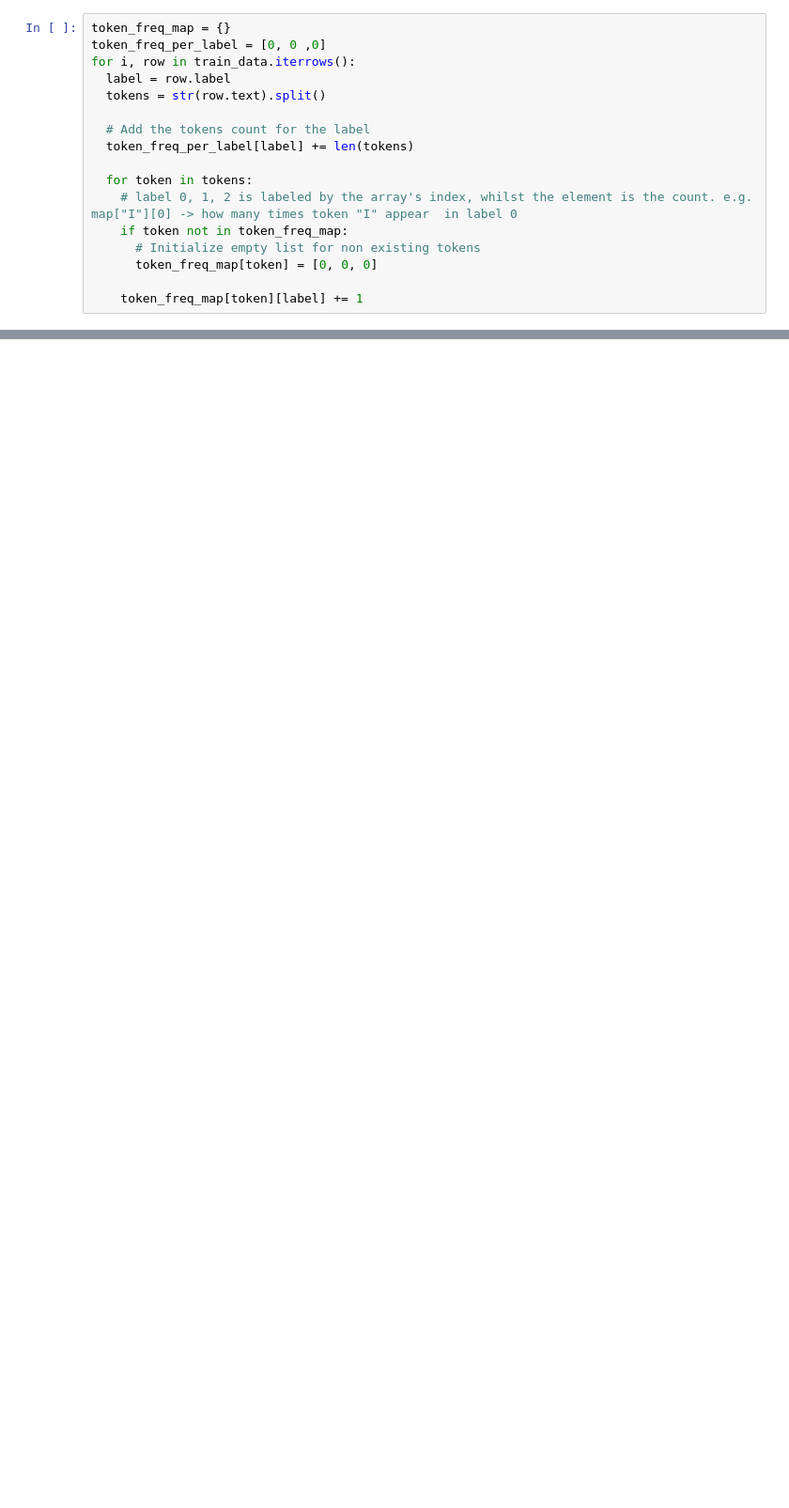
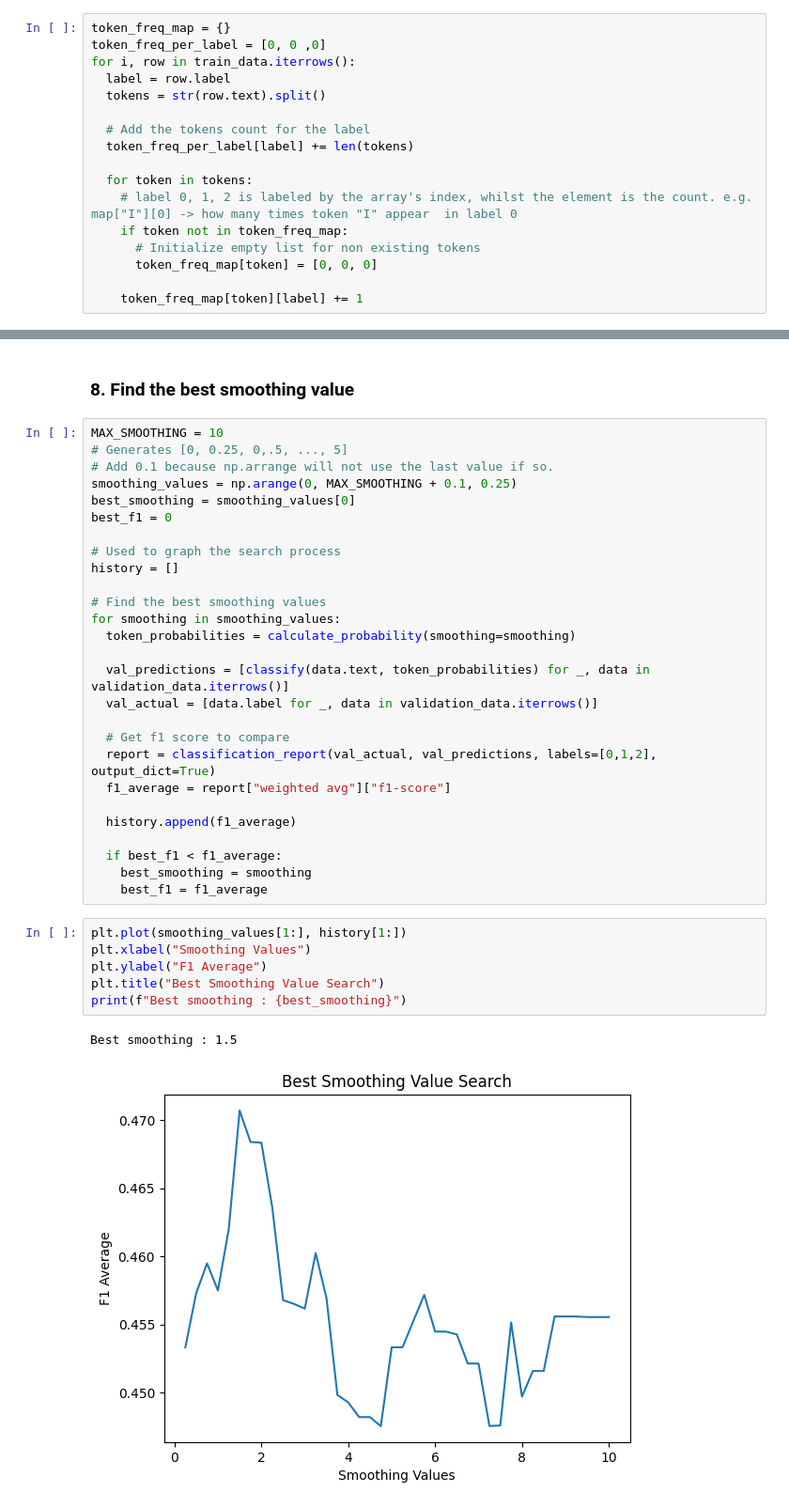
Before and after one commit to Specticall/naive-bayes-classification, a Jupyter notebook: index.ipynb, the cells around one changed output, grey strips where cells are left out. Shown: that part at 94% size. Cells and saved outputs as stored; diff of their text form; blank space fills up the shorter version.

Commit message:
feat: data preprocessing + best smoothing search

```diff
--- a/index.ipynb
+++ b/index.ipynb
@@ -58 +130,39 @@ for token, occurences in token_freq_map.items():
+# %% [markdown]
+### 8. Find the best smoothing value
+# %%
+MAX_SMOOTHING = 10
+# Generates [0, 0.25, 0,.5, ..., 5]
+# Add 0.1 because np.arrange will not use the last value if so.
+smoothing_values = np.arange(0, MAX_SMOOTHING + 0.1, 0.25)
+best_smoothing = smoothing_values[0]
+best_f1 = 0
+
+# Used to graph the search process
+history = []
+
+# Find the best smoothing values
+for smoothing in smoothing_values:
+  token_probabilities = calculate_probability(smoothing=smoothing)
+
+  val_predictions = [classify(data.text, token_probabilities) for _, data in validation_data.iterrows()]
+  val_actual = [data.label for _, data in validation_data.iterrows()]
+
+  # Get f1 score to compare
+  report = classification_report(val_actual, val_predictions, labels=[0,1,2], output_dict=True)
+  f1_average = report["weighted avg"]["f1-score"]
+
+  history.append(f1_average)
+
+  if best_f1 < f1_average:
+    best_smoothing = smoothing
+    best_f1 = f1_average
+# %%
+plt.plot(smoothing_values[1:], history[1:])
+plt.xlabel("Smoothing Values")
+plt.ylabel("F1 Average")
+plt.title("Best Smoothing Value Search")
+print(f"Best smoothing : {best_smoothing}")
+# %% [output]
+Best smoothing : 1.5
+[figure, added]
 # %% [markdown]
```
Also changed, not shown: parts of 14 cells of this notebook.
